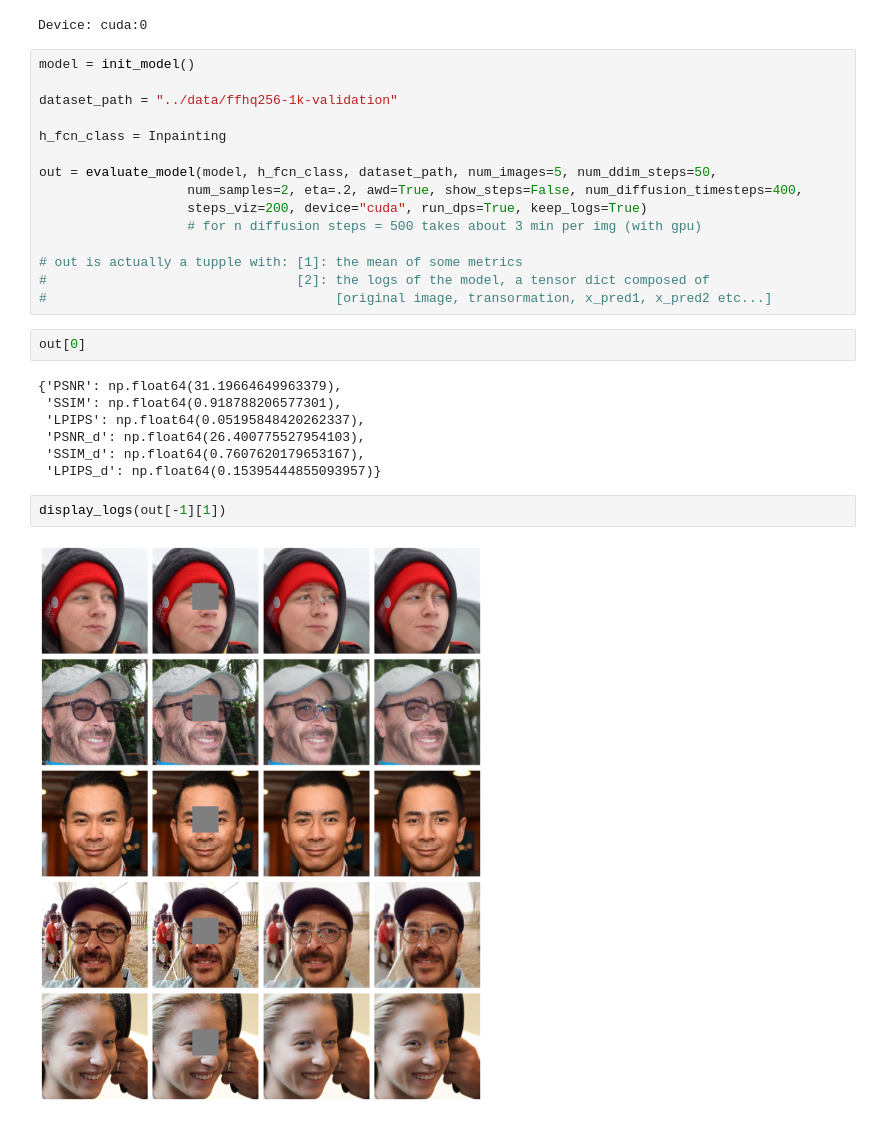
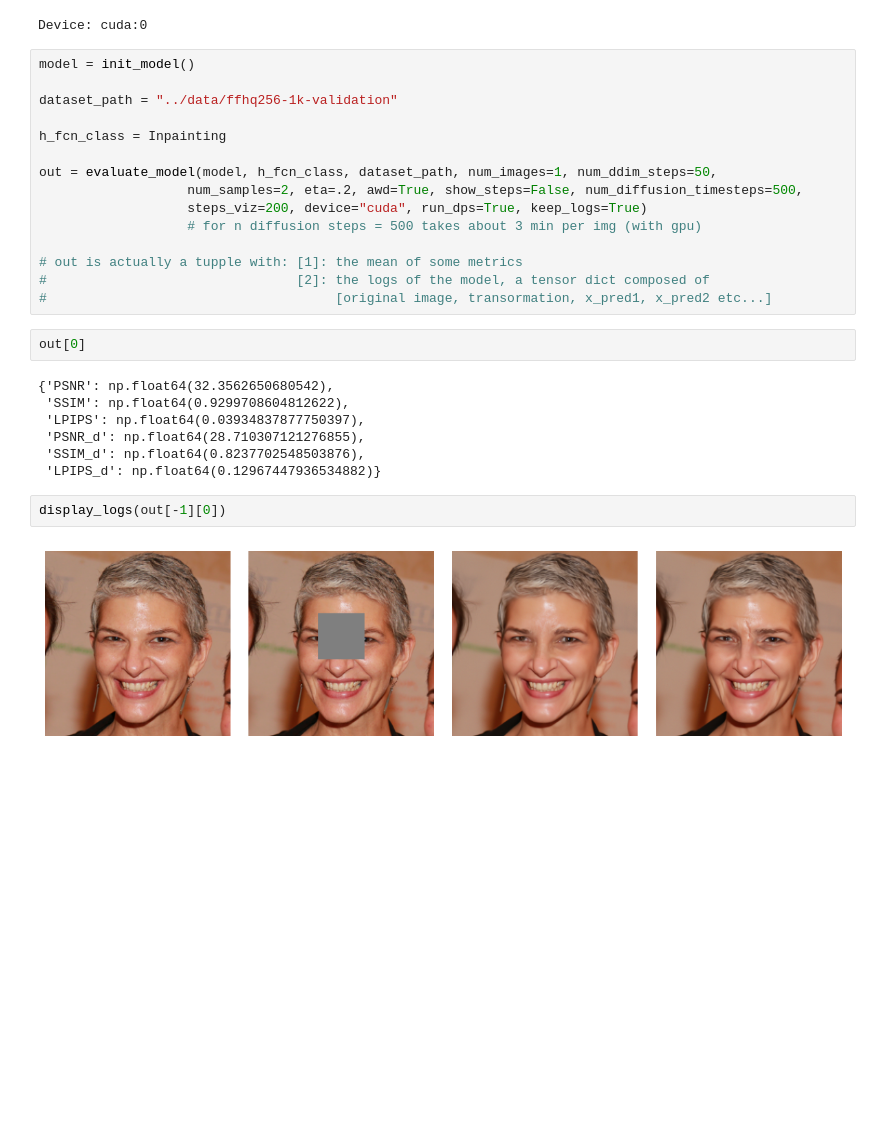
Before and after one commit to Juju85194/Generative_Modeling_Project, a Jupyter notebook: ntbk/evaluator.ipynb, the cells around one changed output. Cells and saved outputs as stored; diff of their text form; blank space fills up the shorter version.

```diff
--- a/ntbk/evaluator.ipynb
+++ b/ntbk/evaluator.ipynb
@@ -17,8 +17,8 @@ dataset_path = "../data/ffhq256-1k-validation"
 
 h_fcn_class = Inpainting
 
-out = evaluate_model(model, h_fcn_class, dataset_path, num_images=5, num_ddim_steps=50,
-                   num_samples=2, eta=.2, awd=True, show_steps=False, num_diffusion_timesteps=400,
+out = evaluate_model(model, h_fcn_class, dataset_path, num_images=1, num_ddim_steps=50,
+                   num_samples=2, eta=.2, awd=True, show_steps=False, num_diffusion_timesteps=500,
                    steps_viz=200, device="cuda", run_dps=True, keep_logs=True)
                    # for n diffusion steps = 500 takes about 3 min per img (with gpu)
 
@@ -28,13 +28,13 @@ out = evaluate_model(model, h_fcn_class, dataset_path, num_images=5, num_ddim_st
 # %%
 out[0]
 # %% [output]
-{'PSNR': np.float64(31.19664649963379),
- 'SSIM': np.float64(0.918788206577301),
- 'LPIPS': np.float64(0.05195848420262337),
- 'PSNR_d': np.float64(26.400775527954103),
- 'SSIM_d': np.float64(0.7607620179653167),
- 'LPIPS_d': np.float64(0.15395444855093957)}
+{'PSNR': np.float64(32.3562650680542),
+ 'SSIM': np.float64(0.9299708604812622),
+ 'LPIPS': np.float64(0.03934837877750397),
+ 'PSNR_d': np.float64(28.710307121276855),
+ 'SSIM_d': np.float64(0.8237702548503876),
+ 'LPIPS_d': np.float64(0.12967447936534882)}
 # %%
-display_logs(out[-1][1])
+display_logs(out[-1][0])
 # %% [output]
-[figure, old version]
+[figure, new version]
```
Also changed, not shown: 1 other file.
